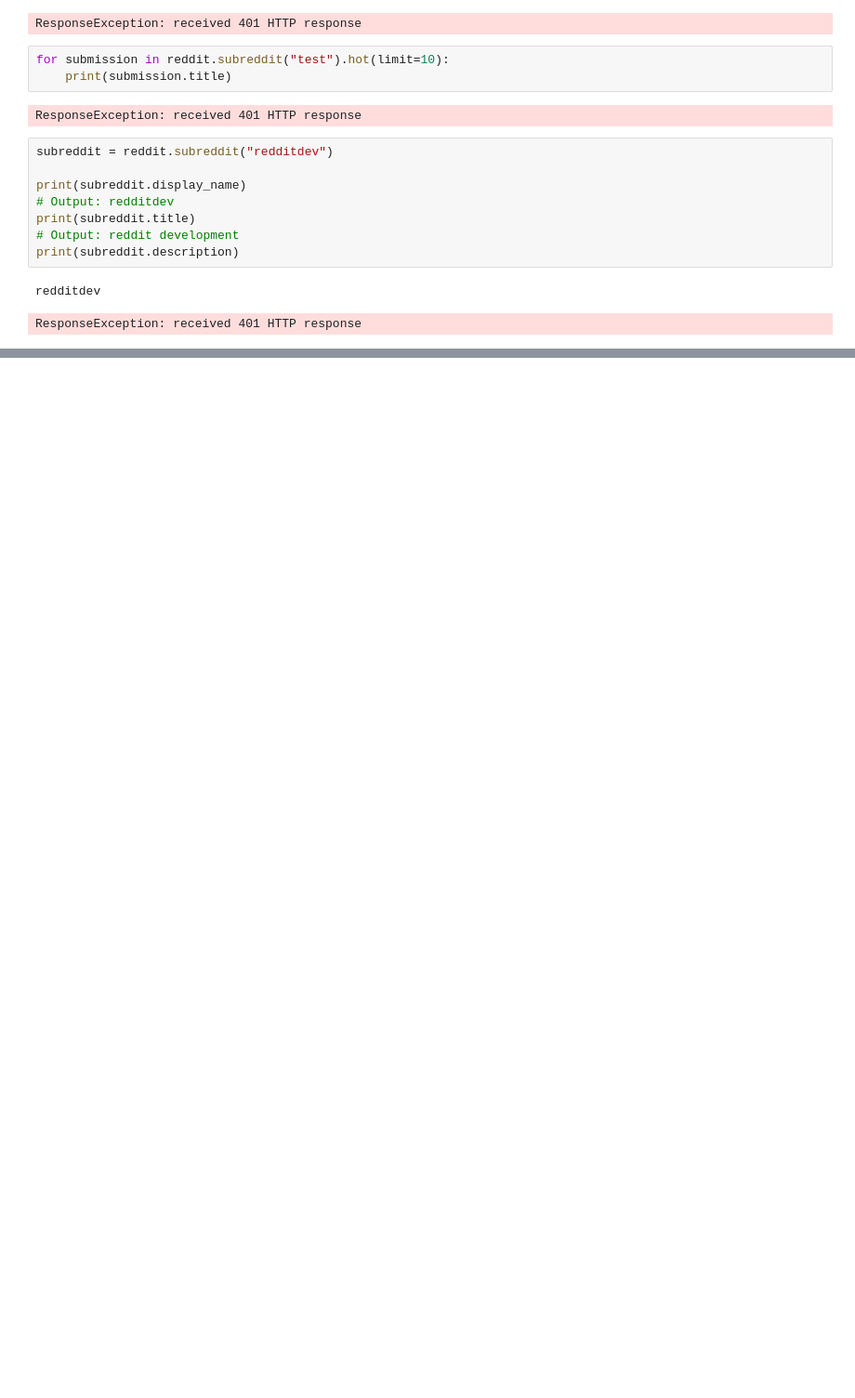
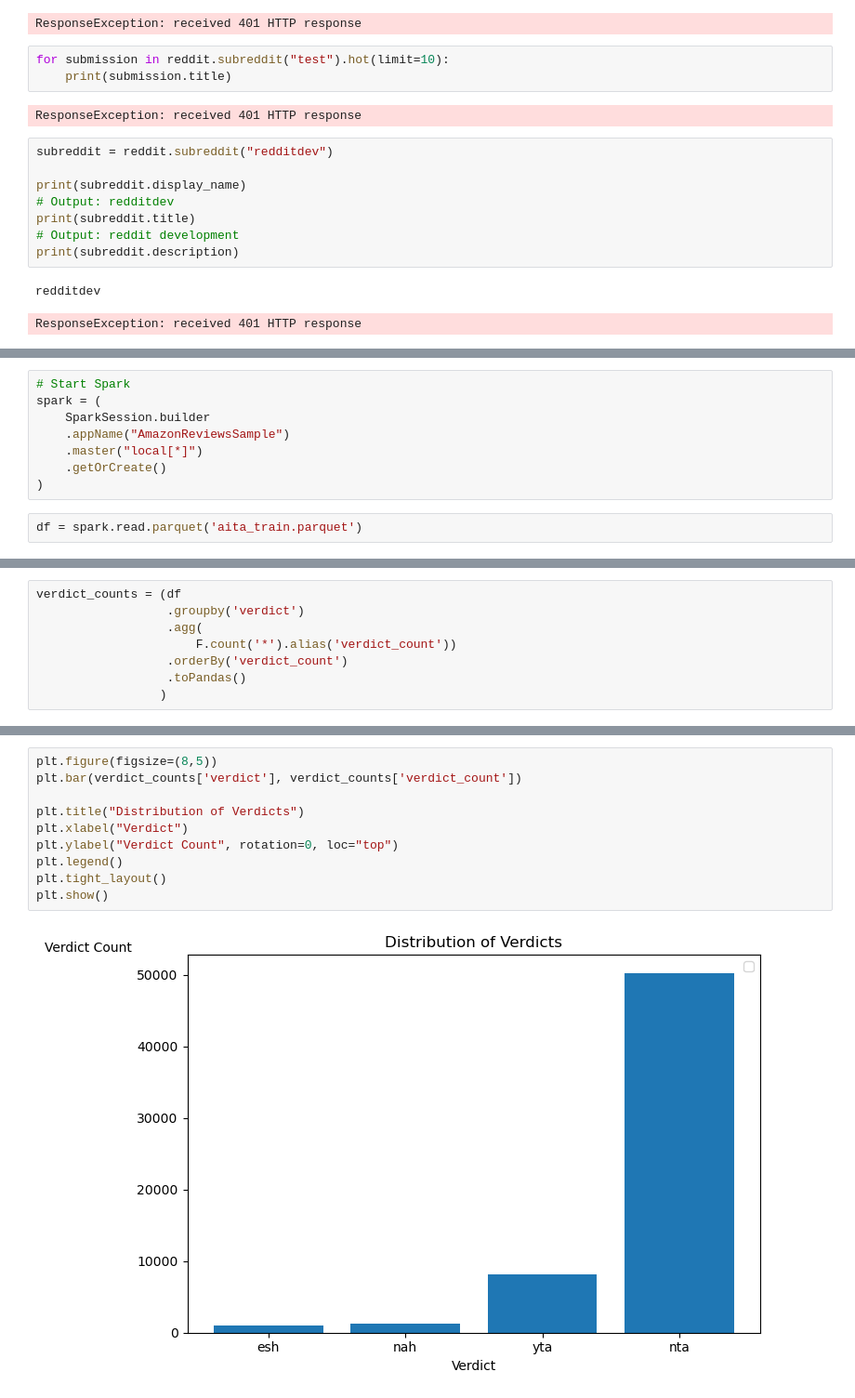
Before and after one commit to R-Vel/ML_Lab4, a Jupyter notebook: reddit_aita_scrapper.ipynb, the cells around one changed output, grey strips where cells are left out. Shown: that part at 93% size. Drawn from its saved outputs; the diff is of its cells as text; blank space fills up the shorter version.

```diff
--- a/reddit_aita_scrapper.ipynb
+++ b/reddit_aita_scrapper.ipynb
@@ -39,0 +51,10 @@ ResponseException: received 401 HTTP response
+# %%
+# Start Spark
+spark = (
+    SparkSession.builder
+    .appName("AmazonReviewsSample")
+    .master("local[*]")
+    .getOrCreate()
+)
+# %%
+df = spark.read.parquet('aita_train.parquet')
@@ -39,0 +73,8 @@ ResponseException: received 401 HTTP response
+# %%
+verdict_counts = (df
+                  .groupby('verdict')
+                  .agg(
+                      F.count('*').alias('verdict_count'))
+                  .orderBy('verdict_count')
+                  .toPandas()
+                 )
@@ -39,0 +89,12 @@ ResponseException: received 401 HTTP response
+# %%
+plt.figure(figsize=(8,5))
+plt.bar(verdict_counts['verdict'], verdict_counts['verdict_count'])
+
+plt.title("Distribution of Verdicts")
+plt.xlabel("Verdict")
+plt.ylabel("Verdict Count", rotation=0, loc="top")
+plt.legend()
+plt.tight_layout()
+plt.show()
+# %% [output]
+[figure, added]
```
Also changed, not shown: parts of 9 cells of this notebook.
